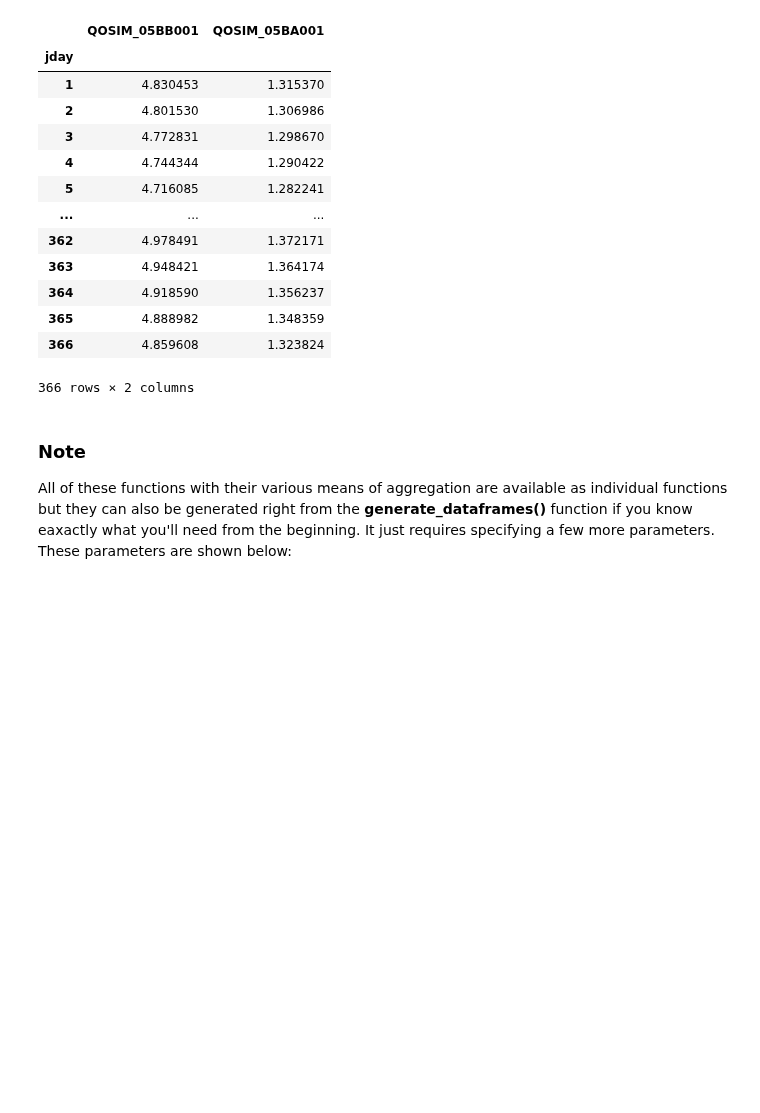
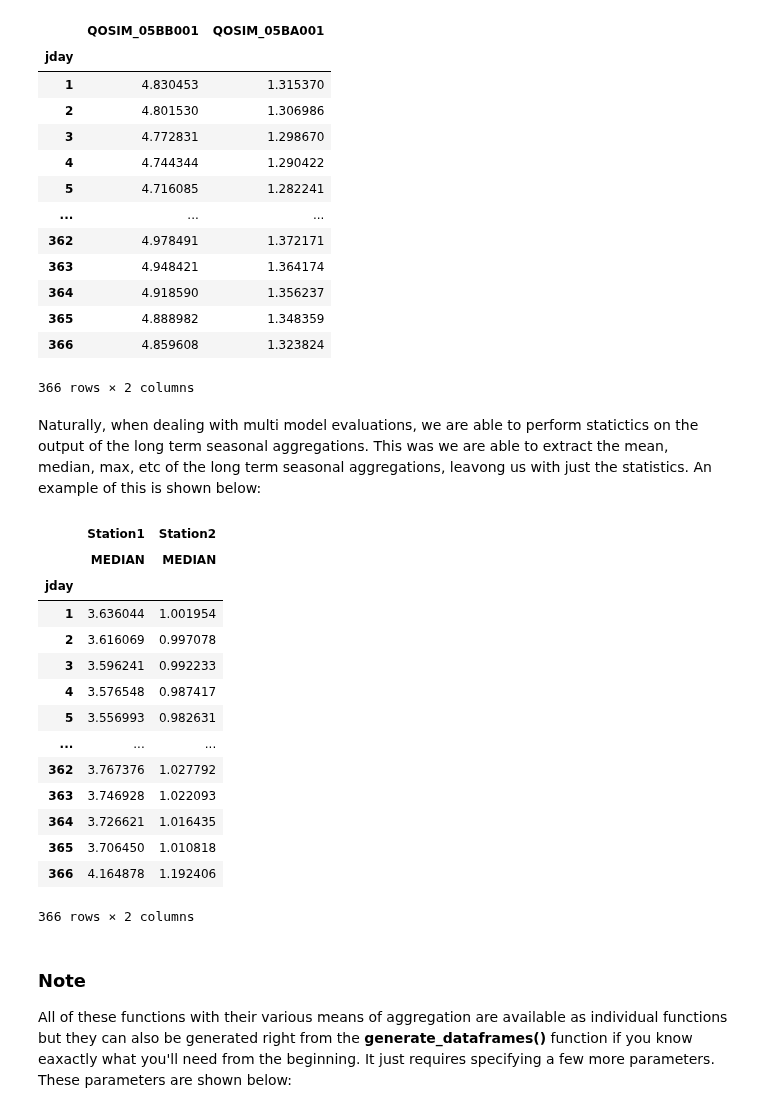
Before and after one commit to UchechukwuUdenze/NHS_PostProcessing, a Jupyter notebook: docs/source/notebooks/tutorial-data-manipulation.ipynb, the cells around one changed output. Saved outputs shown, nothing was run; the diff lists cells and outputs as text; code cells hidden in the pictures; blank space fills up the shorter version.

Commit message:
Added stats agg of LT agg to the data manipulation tutorial

```diff
--- a/docs/source/notebooks/tutorial-data-manipulation.ipynb
+++ b/docs/source/notebooks/tutorial-data-manipulation.ipynb
@@ -441,6 +441,26 @@ data.long_term_seasonal(df=DATAFRAMES["DF_SIMULATED"], method = 'Q75')
 | 365 | 4.888982 | 1.348359 |
 | 366 | 4.859608 | 1.323824 |
 366 rows × 2 columns
+# %% [markdown]
+Naturally, when dealing with multi model evaluations, we are able to perform statictics on the output of the long term seasonal aggregations. This was we are able to extract the mean, median, max, etc of the long term seasonal aggregations, leavong us with just the statistics. An example of this is shown below:
+# %%
+data.stat_aggregate(df=data.long_term_seasonal(df=DATAFRAMES["DF_MERGED"], method = 'median'), method='median')
+# %% [output]
+|  | Station1 | Station2 |
+|  | MEDIAN | MEDIAN |
+| jday |  |  |
+| 1 | 3.636044 | 1.001954 |
+| 2 | 3.616069 | 0.997078 |
+| 3 | 3.596241 | 0.992233 |
+| 4 | 3.576548 | 0.987417 |
+| 5 | 3.556993 | 0.982631 |
+| ... | ... | ... |
+| 362 | 3.767376 | 1.027792 |
+| 363 | 3.746928 | 1.022093 |
+| 364 | 3.726621 | 1.016435 |
+| 365 | 3.706450 | 1.010818 |
+| 366 | 4.164878 | 1.192406 |
+366 rows × 2 columns
 # %% [markdown]
 ### **Note**
 All of these functions with their various means of aggregation are available as individual functions but they can also be generated right from the **generate_dataframes()** function if you know eaxactly what you'll need from the beginning. It just requires specifying a few more parameters. These parameters are shown below:
```
